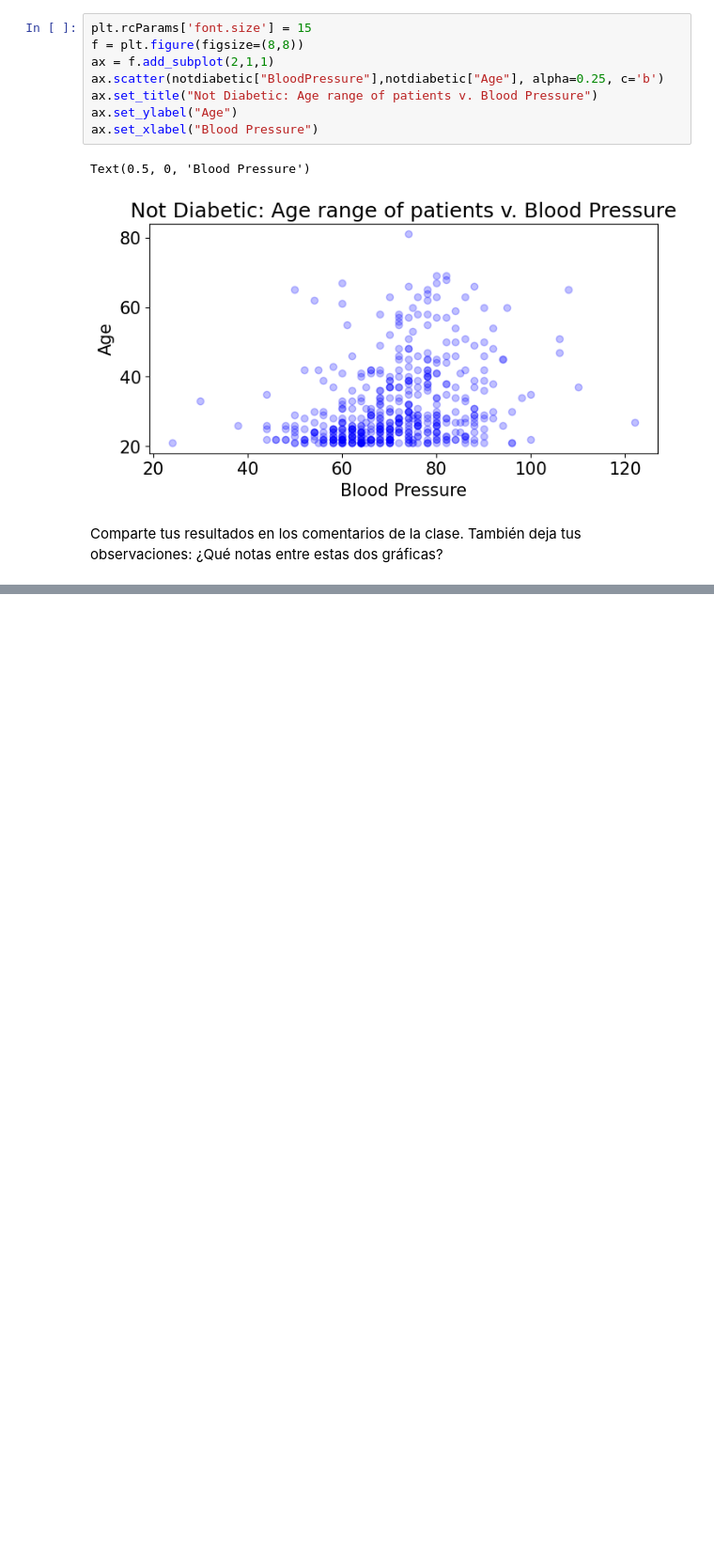
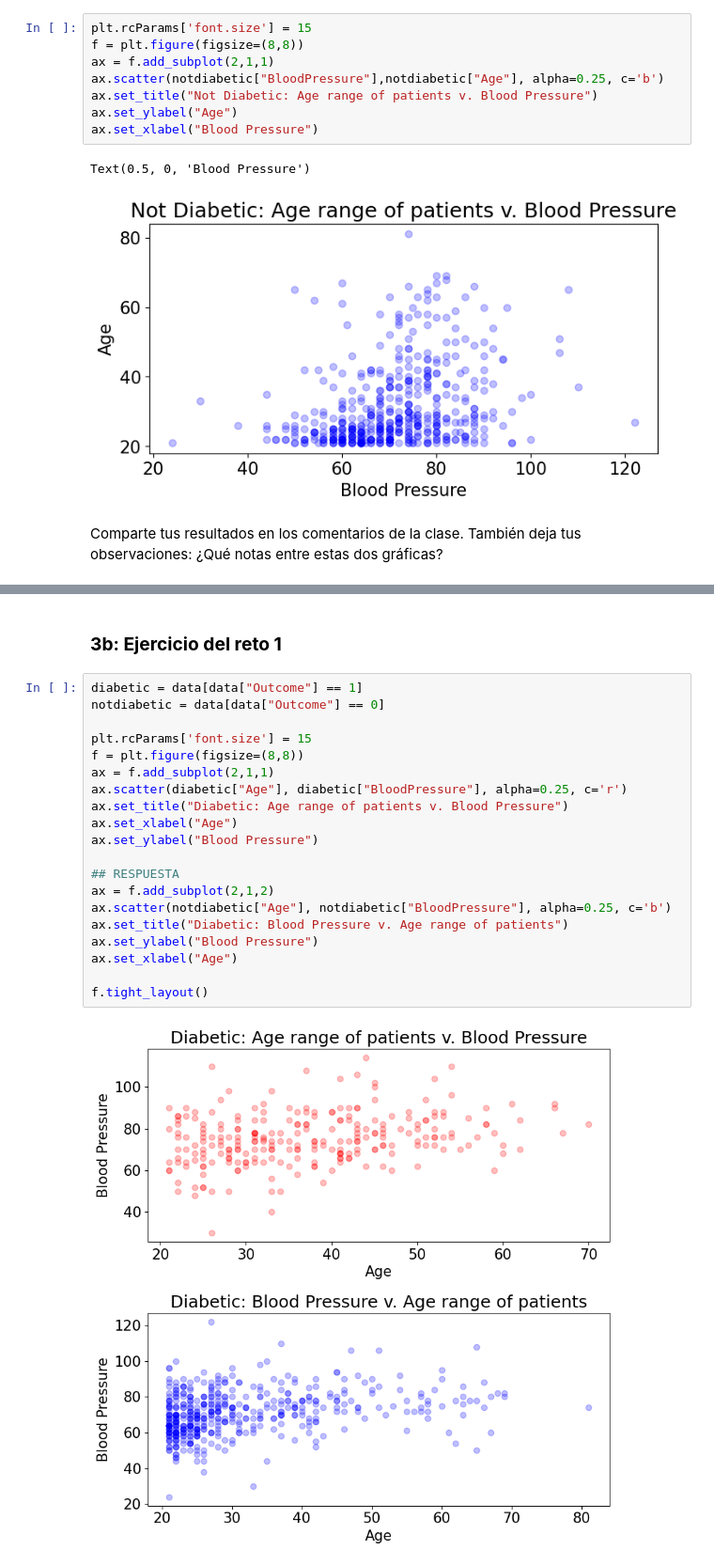
Before and after one commit to DensLopez/machine_learning, a Jupyter notebook: codes/code005.ipynb, the cells around one changed output, grey strips where cells are left out. Shown: that part at 94% size. Cells and saved outputs as stored; diff of their text form; blank space fills up the shorter version.

```diff
--- a/codes/code005.ipynb
+++ b/codes/code005.ipynb
@@ -371,0 +482,24 @@ Comparte tus resultados en los comentarios de la clase. También deja tus observ
+# %% [markdown]
+### **3b: Ejercicio del reto 1**
+# %%
+diabetic = data[data["Outcome"] == 1]
+notdiabetic = data[data["Outcome"] == 0]
+
+plt.rcParams['font.size'] = 15
+f = plt.figure(figsize=(8,8))
+ax = f.add_subplot(2,1,1)
+ax.scatter(diabetic["Age"], diabetic["BloodPressure"], alpha=0.25, c='r')
+ax.set_title("Diabetic: Age range of patients v. Blood Pressure")
+ax.set_xlabel("Age")
+ax.set_ylabel("Blood Pressure")
+
+## RESPUESTA
+ax = f.add_subplot(2,1,2)
+ax.scatter(notdiabetic["Age"], notdiabetic["BloodPressure"], alpha=0.25, c='b')
+ax.set_title("Diabetic: Blood Pressure v. Age range of patients")
+ax.set_ylabel("Blood Pressure")
+ax.set_xlabel("Age")
+
+f.tight_layout()
+# %% [output]
+[figure, added]
```
Also changed, not shown: parts of 9 cells of this notebook.
